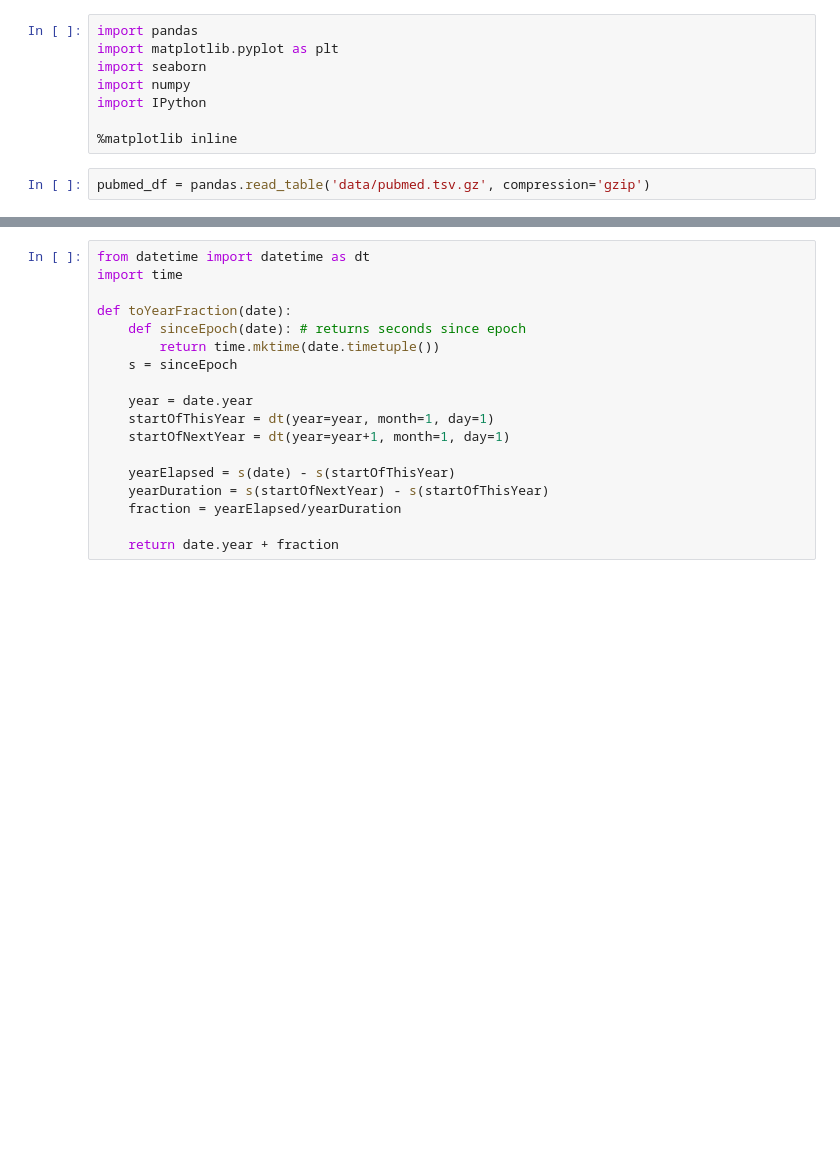
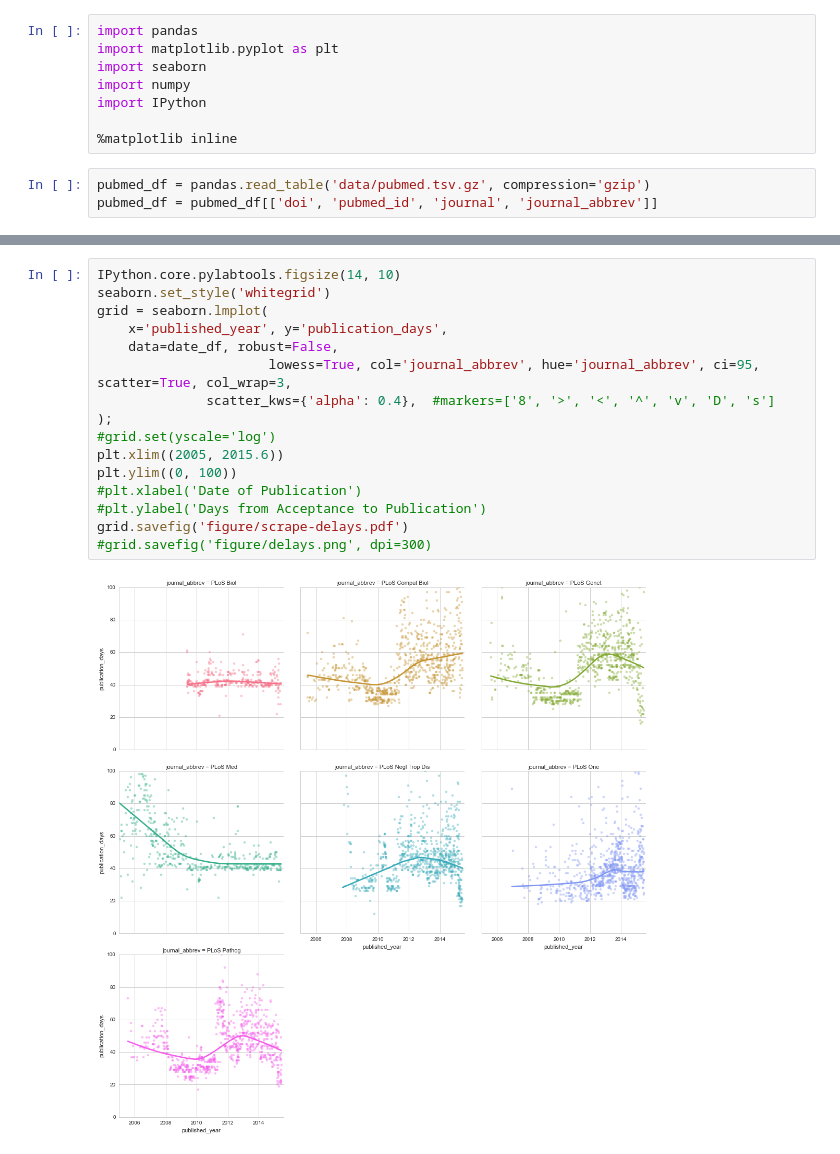
Before and after one commit to dhimmel/plostime, a Jupyter notebook: scraper-vizualize.ipynb, the cells around one changed output, grey strips where cells are left out. Saved outputs shown, nothing was run; the diff lists cells and outputs as text; blank space fills up the shorter version.

Commit message:
Scraping visualization updates (n = 4976)

```diff
--- a/scraper-vizualize.ipynb
+++ b/scraper-vizualize.ipynb
@@ -8,3 +8,4 @@ import IPython
 %matplotlib inline
 # %%
 pubmed_df = pandas.read_table('data/pubmed.tsv.gz', compression='gzip')
+pubmed_df = pubmed_df[['doi', 'pubmed_id', 'journal', 'journal_abbrev']]
@@ -44,21 +46,21 @@ date_df.head()
 | 2 | 10.1371/journal.pbio.1001585 | 2013-02-26 | 2013-05-02 | 2013-06-11 | 65 | 40 | 105 | 2013.440982 | ... |
 | 3 | 10.1371/journal.pmed.0050101 | 2007-08-14 | 2008-03-18 | 2008-05-27 | 217 | 70 | 287 | 2008.401526 | ... |
 | 4 | 10.1371/journal.pcbi.1003558 | 2013-07-09 | 2014-02-19 | 2014-04-17 | 225 | 57 | 282 | 2014.290297 | ... |
-# %%
-from datetime import datetime as dt
-import time
-
-def toYearFraction(date):
-    def sinceEpoch(date): # returns seconds since epoch
-        return time.mktime(date.timetuple())
-    s = sinceEpoch
-
-    year = date.year
-    startOfThisYear = dt(year=year, month=1, day=1)
-    startOfNextYear = dt(year=year+1, month=1, day=1)
-
-    yearElapsed = s(date) - s(startOfThisYear)
-    yearDuration = s(startOfNextYear) - s(startOfThisYear)
-    fraction = yearElapsed/yearDuration
-
-    return date.year + fraction
+# %%
+IPython.core.pylabtools.figsize(14, 10)
+seaborn.set_style('whitegrid')
+grid = seaborn.lmplot(
+    x='published_year', y='publication_days',
+    data=date_df, robust=False,
+                      lowess=True, col='journal_abbrev', hue='journal_abbrev', ci=95, scatter=True, col_wrap=3,
+              scatter_kws={'alpha': 0.4},  #markers=['8', '>', '<', '^', 'v', 'D', 's']
+);
+#grid.set(yscale='log')
+plt.xlim((2005, 2015.6))
+plt.ylim((0, 100))
+#plt.xlabel('Date of Publication')
+#plt.ylabel('Days from Acceptance to Publication')
+grid.savefig('figure/scrape-delays.pdf')
+#grid.savefig('figure/delays.png', dpi=300)
+# %% [output]
+[figure, added]
```
Also changed, not shown: parts of 4 cells of this notebook, 1 other file.
